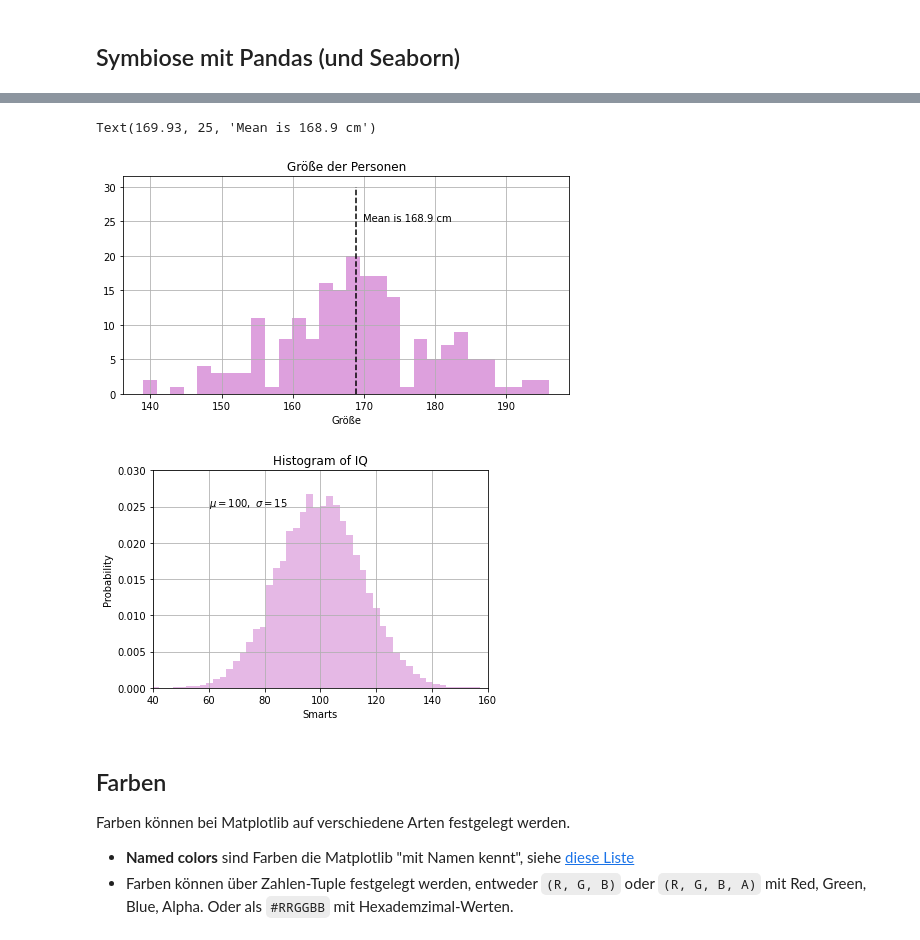
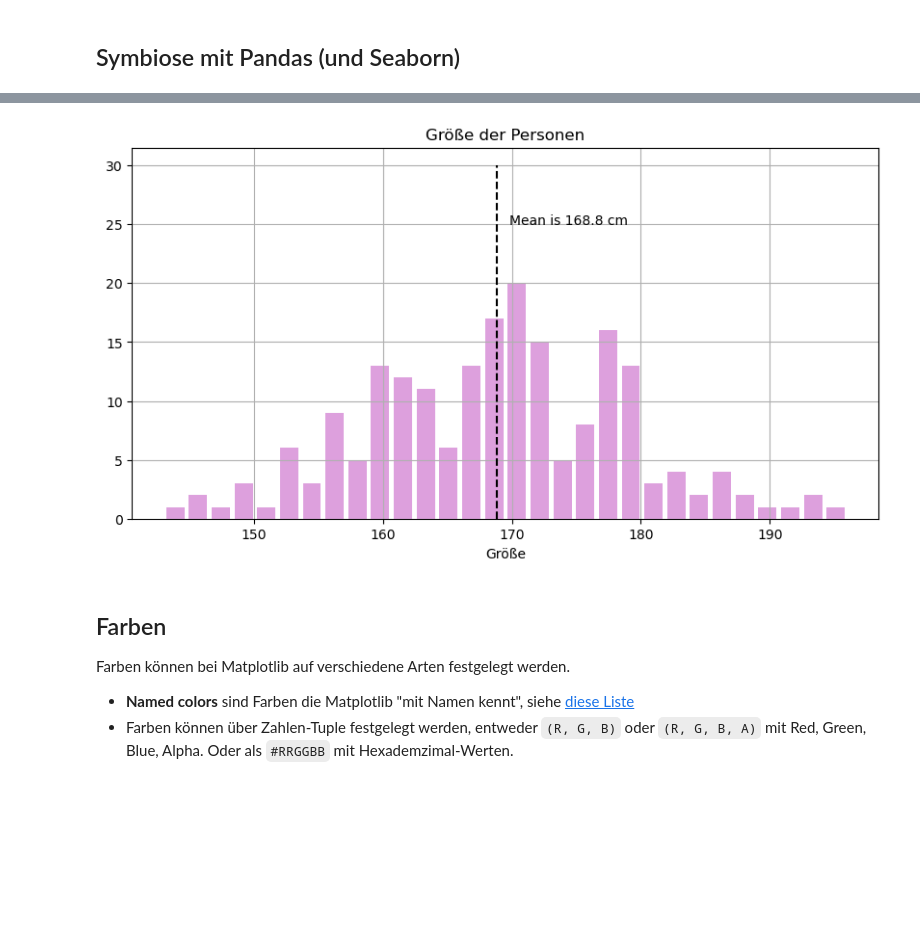
Before and after one commit to florian-huber/python-introduction, a Jupyter notebook: lesson_material_german/12_data_visualization.ipynb, the cells around one changed output, grey strips where cells are left out. Drawn from its saved outputs; the diff is of its cells as text; code cells hidden in the pictures; blank space fills up the shorter version.

```diff
--- a/lesson_material_german/12_data_visualization.ipynb
+++ b/lesson_material_german/12_data_visualization.ipynb
@@ -602,8 +608,10 @@ plt.legend()
 import pandas as pd
 
 # More fake data...
-df = pd.DataFrame({"age": np.random.randint(16, 92, 200),
-                  "length": (170 + 10 * np.random.randn(200)).astype(int)})
+df = pd.DataFrame({
+    "age": np.random.randint(16, 92, 200),
+    "length": (170 + 10 * np.random.randn(200)).astype(int)
+})
 df
 # %% [output]
 |  | age | length |
@@ -629,40 +657,24 @@ plt.xlim(160,200)
 # %%
-df["length"].hist(bins=30, color="plum", figsize=(8,4))
+fig, ax = plt.subplots(figsize=(10, 5))
+
+df["length"].hist(bins=30, rwidth=0.8, color="plum", ax=ax)
 
 # Anpassungen in Matplotlib
-plt.title("Größe der Personen")
-plt.xlabel("Größe")
+ax.set_title("Größe der Personen")
+ax.set_xlabel("Größe")
 
 mean_length = df["length"].mean()
-plt.vlines(mean_length, 0, 30,
-           linestyle="--", color="black")
-plt.text(mean_length + 1, 25,
-         f"Mean is {mean_length:.1f} cm")
+ax.vlines(
+    mean_length, 0, 30,
+    linestyle="--", color="black"
+)
+ax.text(
+    mean_length + 1, 25,
+    f"Mean is {mean_length:.1f} cm"
+)
+plt.show()
 # %% [output]
-Text(169.93, 25, 'Mean is 168.9 cm')
-[figure, old version]
+[figure, new version]
-# %%
-# IQ Beispiel
-mu = 100
-sigma = 15
-# Normal-Verteilung mit Parametern "mu" und "sigma"
-x = mu + sigma * np.random.randn(10000)
-
-plt.figure(figsize=(6, 4))
-
-# Histogramm
-n, bins, patches = plt.hist(x, 50, density=1, facecolor='plum', alpha=0.75)
-
-# Labels etc.
-plt.xlabel('Smarts')
-plt.ylabel('Probability')
-plt.title('Histogram of IQ')
-plt.text(60, .025, r'$\mu=100,\ \sigma=15$')
-plt.axis([40, 160, 0, 0.03])
-plt.grid(True)
-plt.show()
-# %% [output]
-[figure, removed]
 # %% [markdown]
 ## Farben
 
```
Also changed, not shown: parts of 35 cells of this notebook.
